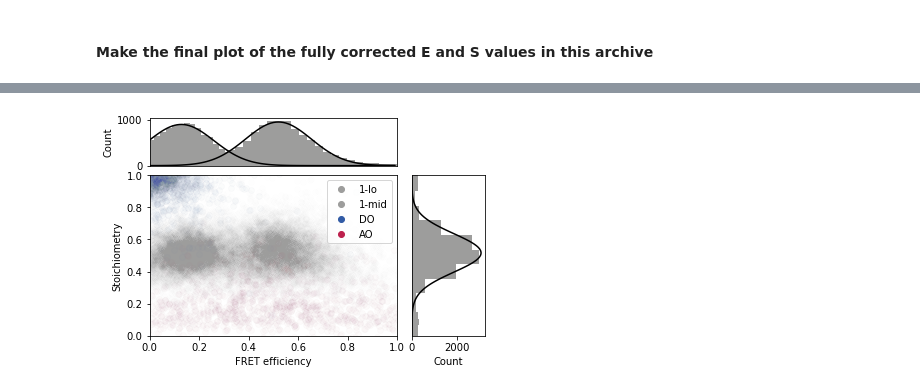
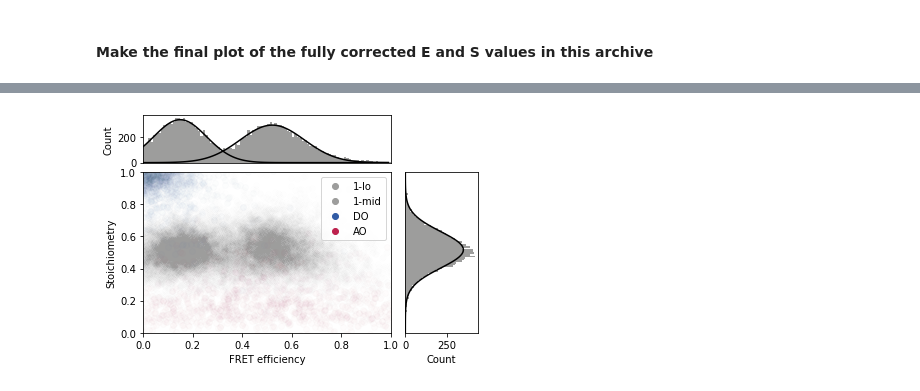
Before and after one commit to duderstadt-lab/mars-tutorials, a Jupyter notebook: Example_workflows/FRET/static/static_FRET_example.ipynb, the cells around one changed output, grey strips where cells are left out. Cells and saved outputs as stored; diff of their text form; code cells hidden in the pictures.

Commit message:
FRET example: jupyter notebook updates

```diff
--- a/Example_workflows/FRET/static/static_FRET_example.ipynb
+++ b/Example_workflows/FRET/static/static_FRET_example.ipynb
@@ -96,8 +74,9 @@ def gauss(x,mu,sigma,A):
 # %%
 def fit_ES(df, fit_col, bins, mu, sigma, A, show_model):
     ''''''
-    y,x,_=hist(list(df[fit_col]),bins, alpha=0.3,label="data")
-    x=(x[1:]+x[:-1])/2 #define x as the center of each bin
+    y, bin_edges = np.histogram(df[fit_col], bins, range=(0, 1))
+    x = (bin_edges[:-1] + bin_edges[1:]) / 2
+
     expected=(mu, sigma, A)
     params,cov=curve_fit(gauss,x,y,expected)
 
@@ -184,16 +115,18 @@ def final_plot(df_lo, df_mid, E, S, df_DO, df_AO, alpha_F, alpha, bins_S_lo, bin
 # %%
 def final_plot_fit(df_lo, df_mid, E, S, df_DO, df_AO, alpha_F, alpha, bins_S_lo, bins_S_mid, bins_E_lo, bins_E_mid,
-               disp_target, file_name, DPI):
+                   file_name, DPI):
     '''Makes the typical FRET plot showing an S vs. E scatter plot as well as the corresponding
     histograms. The two populations (lo and mid) are displayed separately, AO and DO are displayed in different
     colors.'''
 
-    E_lo_mu, E_lo_sigma, E_lo_A = fit_ES(df_lo, E, bins_E_lo, 0.2, 15, 200, False)
-    S_lo_mu, S_lo_sigma, S_lo_A = fit_ES(df_lo, S, bins_S_lo, 0.5, 15, 200, False)
-    E_mid_mu, E_mid_sigma, E_mid_A = fit_ES(df_mid, E, bins_E_mid, 0.6, 15, 200, False)
-    S_mid_mu, S_mid_sigma, S_mid_A = fit_ES(df_mid, S, bins_S_mid, 0.5, 15, 200, False)
+    #fit_ES(df, fit_col, bins, mu, sigma, A, show_model)
 
-    x_list = list(arange(0,1,0.01))
+    E_lo_mu, E_lo_sigma, E_lo_A = fit_ES(df_lo, E, bins_E_lo, 0.2, 0.15, 200, False)
+    S_lo_mu, S_lo_sigma, S_lo_A = fit_ES(df_lo, S, bins_S_lo, 0.5, 0.15, 200, False)
+    E_mid_mu, E_mid_sigma, E_mid_A = fit_ES(df_mid, E, bins_E_mid, 0.6, 0.15, 200, False)
+    S_mid_mu, S_mid_sigma, S_mid_A = fit_ES(df_mid, S, bins_S_mid, 0.5, 0.15, 200, False)
+
+    x_list = list(np.arange(0,1,0.01))
     y_list_E_lo = gauss(x_list, E_lo_mu, E_lo_sigma, E_lo_A)
     y_list_S_lo = gauss(x_list, S_lo_mu, S_lo_sigma, S_lo_A)
     y_list_E_mid = gauss(x_list, E_mid_mu, E_mid_sigma, E_mid_A)
@@ -210,28 +143,22 @@ def final_plot_fit(df_lo, df_mid, E, S, df_DO, df_AO, alpha_F, alpha, bins_S_lo,
     ax_scatter.scatter(df_DO[E],df_DO[S],color='#315BA5',alpha=alpha, label='DO')
     ax_scatter.scatter(df_AO[E],df_AO[S],color='#BD214D',alpha=alpha, label='AO')
 
-    if (disp_target == True):
-        ax_scatter.plot((0.15,0.15),(0,1), linestyle='--',c='gray')
-        ax_scatter.plot((0.56,0.56),(0,1), linestyle='--',c='gray')
-        ax_scatter.annotate("1-lo",xy=[0.1,0.8],fontsize=12,fontweight='bold')
-        ax_scatter.annotate("1-mid",xy=[0.5,0.8],fontsize=12,fontweight='bold')
-
     ax_scatter.set_xlim(0,1)
     ax_scatter.set_ylim(0,1)
     ax_scatter.set_xlabel("FRET efficiency")
     ax_scatter.set_ylabel("Stoichiometry")
 
-    ax_hist_y.hist(df_lo[E],bins=bins_E_lo,color='#9D9D9C')
-    ax_hist_y.hist(df_mid[E],bins=bins_E_mid,color='#9D9D9C')
+    ax_hist_y.hist(df_lo[E],bins=bins_E_lo,color='#9D9D9C', range=(0, 1))
+    ax_hist_y.hist(df_mid[E],bins=bins_E_mid,color='#9D9D9C', range=(0, 1))
     ax_hist_y.plot(x_list,y_list_E_lo,color='black')
     ax_hist_y.plot(x_list,y_list_E_mid,color='black')
     ax_hist_y.set_xlim(0,1)
     ax_hist_y.xaxis.set_visible(False)
     ax_hist_y.set_ylabel("Count")
 
-    ax_hist_x.hist(df_lo[S],color='#9D9D9C',orientation = 'horizontal',bins=bins_S_lo)
-    ax_hist_x.hist(df_mid[S],color='#9D9D9C',orientation = 'horizontal',bins=bins_S_mid)
-    #ax_hist_x.plot(y_list_S_lo,x_list,color='black')
+    ax_hist_x.hist(df_lo[S],color='#9D9D9C',orientation = 'horizontal',bins=bins_S_lo, range=(0, 1))
+    ax_hist_x.hist(df_mid[S],color='#9D9D9C',orientation = 'horizontal',bins=bins_S_mid, range=(0, 1))
+
     ax_hist_x.plot(y_list_S_mid,x_list,color='black')
     ax_hist_x.yaxis.set_visible(False)
     ax_hist_x.set_ylim(0,1)
@@ -247,10 +174,10 @@ def final_plot_fit(df_lo, df_mid, E, S, df_DO, df_AO, alpha_F, alpha, bins_S_lo,
 # %% [markdown]
 #### Create the dataframes for all populations (lo, mid, AO, DO) from the archive
 # %%
-df_lo = create_df("1-lo", "Accepted")
-df_mid = create_df("1-mid", "Accepted")
-df_AO = create_df("AO", "Accepted")
-df_DO = create_df("DO", "Accepted")
+df_lo = create_df(["1-lo", "FRET", "Accepted"])
+df_mid = create_df(["1-mid", "FRET", "Accepted"])
+df_AO = create_df(["AO", "Accepted"])
+df_DO = create_df(["DO", "Accepted"])
 # %% [markdown]
 #### Plot the progression over each correction step
 # %%
@@ -300,4 +223,4 @@ final_plot(df_lo, df_mid, "E", "S", df_DO, df_AO, 0.005, 0.01, 5000, 1000, 50000
 # %%
-final_plot_fit(df_lo, df_mid, "E", "S", df_DO, df_AO, 0.005, 0.01, 5000, 1000, 50000, 10000, False, "Final_with_fits.png", 200)
+final_plot_fit(df_lo, df_mid, "E", "S", df_DO, df_AO, 0.005, 0.01, 100, 100, 100, 100, "Final_with_fits.png", 300)
 # %% [output]
-[figure, old version]
+[figure, new version]
```
Also changed, not shown: parts of 8 cells of this notebook, 1 other file.
